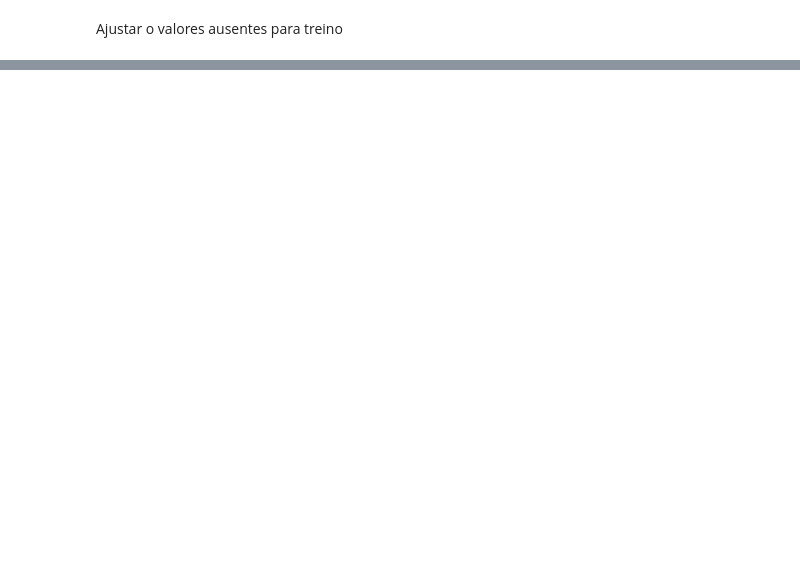
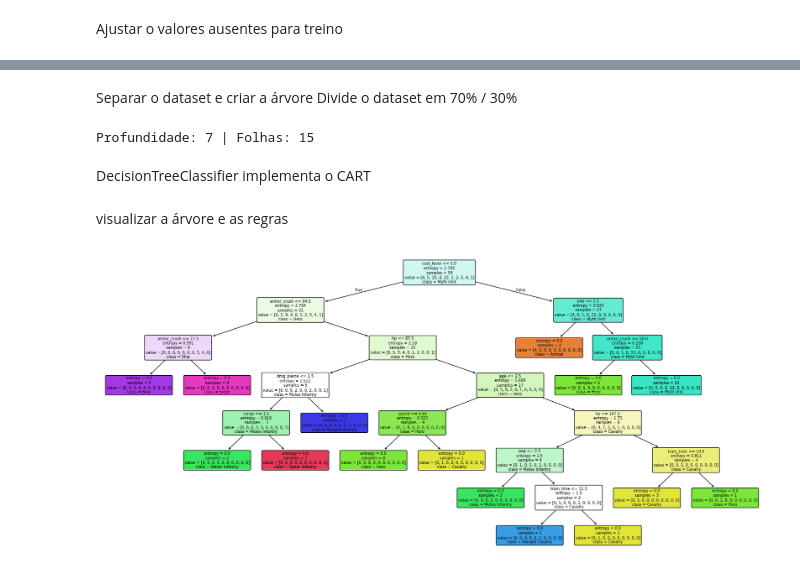
Before and after one commit to yasminfrancagarcia/trab2_final_mineracao, a Jupyter notebook: ageofmithology.ipynb, the cells around one changed output, grey strips where cells are left out. Cells and saved outputs as stored; diff of their text form; code cells hidden in the pictures; blank space fills up the shorter version.

```diff
--- a/ageofmithology.ipynb
+++ b/ageofmithology.ipynb
@@ -266,8 +260,9 @@ mapa = {
 }
 teste = teste.rename(columns=mapa)
 
-FEATURES = list(mapa.values())
-treino = df_limpo[["unit_class"] + FEATURES].copy()
+ATRIBUTOS = list(mapa.values())
+#deixar apenas os atributo que tem no sem classe
+treino = df_limpo[["unit_class"] + ATRIBUTOS].copy()
 treino.head()
 # %% [output]
 |  | unit_class | age | pop | dmg_hack | dmg_pierce | dmg_crush | range | hp | armor_hack | ... |
@@ -300,8 +274,9 @@ print(df_limpo.loc[df_limpo[FEATURES].isna().any(axis=1), ["unit", "unit_class"]
 # %% [markdown]
 Ajustar o valores ausentes para treino
 # %%
-treino[FEATURES] = treino[FEATURES].fillna(0).astype(float)
-teste = teste[FEATURES].astype(float)
+treino[ATRIBUTOS] = treino[ATRIBUTOS].fillna(0).astype(float)
 
-X = treino[FEATURES]
+teste = teste[ATRIBUTOS].astype(float)
+
+X = treino[ATRIBUTOS] #perunta
 y = treino["unit_class"]
@@ -311,0 +302,3 @@ treino.groupby("unit_class")[["hp", "armor_crush", "cost_favor", "range", "speed
+# %% [markdown]
+Separar o dataset e criar a árvore
+Divide o dataset em 70% / 30%
@@ -311,0 +310,23 @@ treino.groupby("unit_class")[["hp", "armor_crush", "cost_favor", "range", "speed
+# %%
+X_train, X_test, y_train, y_test = train_test_split(X, y, test_size=0.3, random_state=42)
+# Devolve:  atributos de treino, atributos de teste,
+# classes de treino, classes de teste.
+
+#cria a árvore vazia, com o critério de divisão de entropia
+arvore = DecisionTreeClassifier(criterion="entropy", random_state=42)
+# fit = treinar
+arvore.fit(X_train, y_train)
+print("Profundidade:", arvore.get_depth(), "| Folhas:", arvore.get_n_leaves())
+# %% [output]
+Profundidade: 7 | Folhas: 15
+# %% [markdown]
+DecisionTreeClassifier implementa o CART
+# %% [markdown]
+visualizar a árvore e as regras
+# %%
+fig, ax = plt.subplots(figsize=(22, 10))
+plot_tree(arvore, feature_names=ATRIBUTOS, class_names=arvore.classes_,
+          filled=True, rounded=True, fontsize=7, ax=ax)
+plt.show()
+# %% [output]
+[figure, added]
```
Also changed, not shown: parts of 11 cells of this notebook.
